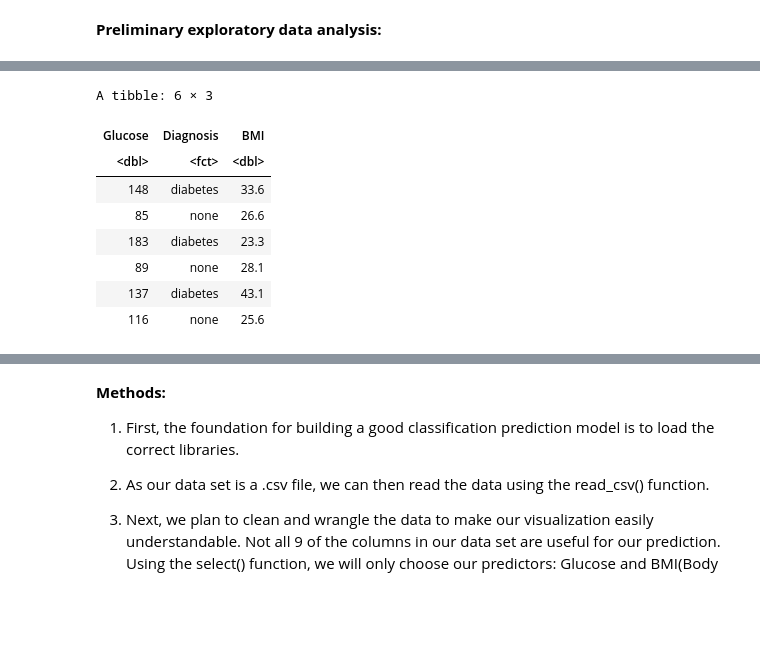
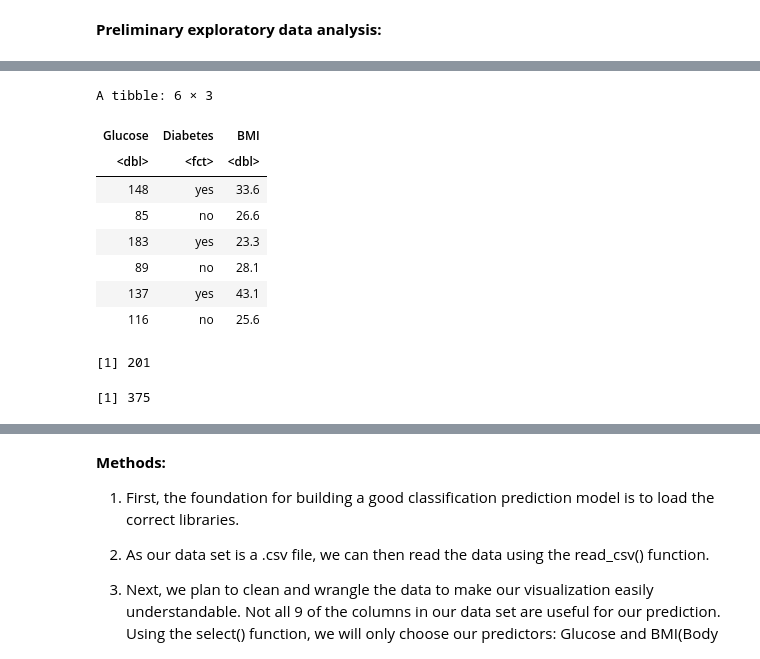
Before and after one commit to asnbl/dsci-100-2023-24W-group-16, a Jupyter notebook: Group project proposal.ipynb, the cells around one changed output, grey strips where cells are left out. Drawn from its saved outputs; the diff is of its cells as text; code cells hidden in the pictures; blank space fills up the shorter version.

```diff
--- a/Group project proposal.ipynb
+++ b/Group project proposal.ipynb
@@ -57,21 +41,45 @@ A tibble: 6 × 9
 | 0 | 137 | 40 | 35 | 168 | 43.1 | 2.288 | 33 | 1 |
 | 5 | 116 | 74 | 0 | 0 | 25.6 | 0.201 | 30 | 0 |
 # %%
+# tidy and wrangle data
 diabetes_clean <- diabetes |>
     select(Glucose, Outcome, BMI) |>
     mutate(Outcome = as_factor(Outcome)) |>
-    rename("Diagnosis" = Outcome) |>
-    mutate(Diagnosis = fct_recode(Diagnosis, "diabetes" = "1", "none"  = "0"))
+    rename("Diabetes" = Outcome) |>
+    mutate(Diabetes = fct_recode(Diabetes, "yes" = "1", "no"  = "0"))
 
 head(diabetes_clean)
+
+
+# split data
+set.seed(1)
+
+diabetes_split <- initial_split(diabetes_clean, prop = 0.75, strata = Diabetes)
+diabetes_train <- training(diabetes_split)
+diabetes_test <- testing(diabetes_split)
 # %% [output]
 A tibble: 6 × 3
-| Glucose | Diagnosis | BMI |
+| Glucose | Diabetes | BMI |
 | <dbl> | <fct> | <dbl> |
-| 148 | diabetes | 33.6 |
-| 85 | none | 26.6 |
-| 183 | diabetes | 23.3 |
-| 89 | none | 28.1 |
-| 137 | diabetes | 43.1 |
-| 116 | none | 25.6 |
+| 148 | yes | 33.6 |
+| 85 | no | 26.6 |
+| 183 | yes | 23.3 |
+| 89 | no | 28.1 |
+| 137 | yes | 43.1 |
+| 116 | no | 25.6 |
+# %%
+# summary
+yes_observations_amt <- diabetes_train |>
+    filter(Diabetes == "yes") |>
+    nrow()
+
+no_observations_amt <- diabetes_train |>
+    filter(Diabetes == "no") |>
+    nrow()
+
+yes_observations_amt
+no_observations_amt
+# %% [output]
+[1] 201
+[1] 375
 # %%
```
Also changed, not shown: parts of 3 cells of this notebook.
